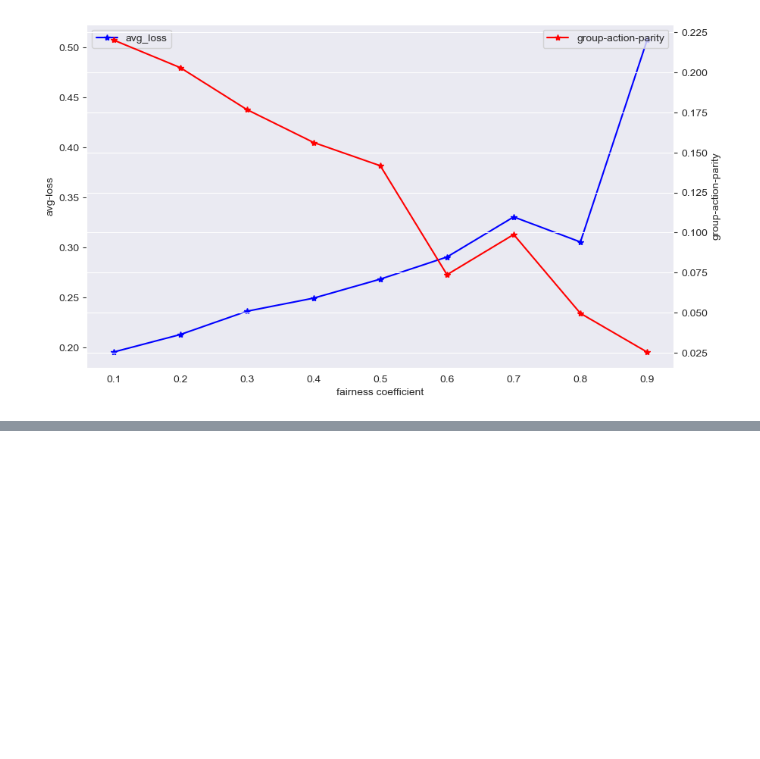
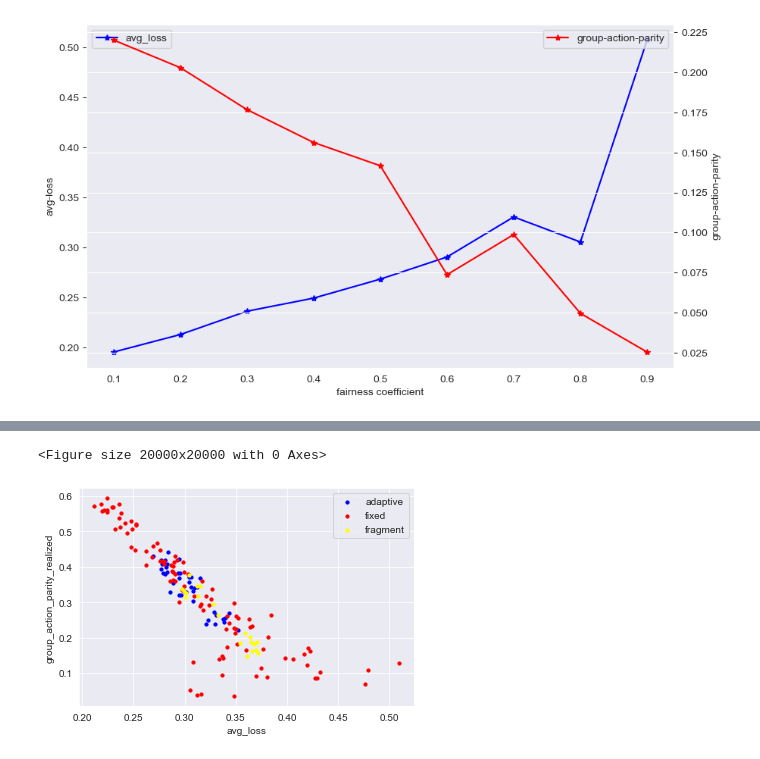
Before and after one commit to wangtianyu61/fa-alg, a Jupyter notebook: figure.ipynb, the cells around one changed output, grey strips where cells are left out. Cells and saved outputs as stored; diff of their text form; code cells hidden in the pictures; blank space fills up the shorter version.

```diff
--- a/figure.ipynb
+++ b/figure.ipynb
@@ -226,0 +253,39 @@ df.groupby(['gamma', 'fair_loss_type'])[['avg_loss', 'loss_parity', 'worst_group
+# %%
+from src.datasets.tabular import ADULT, BRFSS, CANDC, COMPAS, GERMAN
+import os
+import pandas as pd
+dataset = CANDC
+output_path = 'results/' + dataset
+action_type = 'group-action-parity'
+
+map_action = {'group-action-parity': 'group_action_parity_realized', 'individual-parity': 'individual_loss_parity_realized'}
+filename = dataset + '_summarynew_' + action_type + '.csv'
+import json, ast
+#set the base case
+df = pd.read_csv(os.path.join(output_path, filename))
+
+
+#scatter plot
+import matplotlib.pyplot as plt
+import seaborn as sns
+plt.figure(figsize = (20, 20), dpi = 1000)
+sns.set_style('darkgrid')
+color_list = ["#8dd3c7","#ffffb3","#bebada","#fb8072","#80b1d3","#fdb462","#b3de69","#fccde5"]
+num = {ADULT: 32561, COMPAS: 5771, CANDC: 1495}
+df['individual_loss_parity_realized'] = df['individual_loss_parity_realized'] * num[dataset]
+
+df_select = df.query('ind_parity in ["linear", "quad", "log", "cube"]')
+df_raw = df.query('ind_parity not in ["linear", "quad", "log", "cube", "test", "test2"]')
+df_new = df.query('ind_parity in ["test", "test2"]')
+ax0 = df_select.plot.scatter(x = 'avg_loss', y = map_action[action_type], s = 10,
+                                color = 'blue', label = 'adaptive')
+ax0 = df_raw.plot.scatter(x = 'avg_loss', y = map_action[action_type], s = 10,
+                                color = 'red', label = 'fixed', ax = ax0)
+
+ax0 = df_new.plot.scatter(x = 'avg_loss', y = map_action[action_type], s = 10,
+                                color = 'yellow', label = 'fragment', ax = ax0)
+
+plt.savefig('results/figures/' + dataset + '/falcon_tradeoff_' + action_type + '.pdf')
+# %% [output]
+<Figure size 20000x20000 with 0 Axes>
+[figure, added]
```
Also changed, not shown: parts of 9 cells of this notebook, 7 other files.
